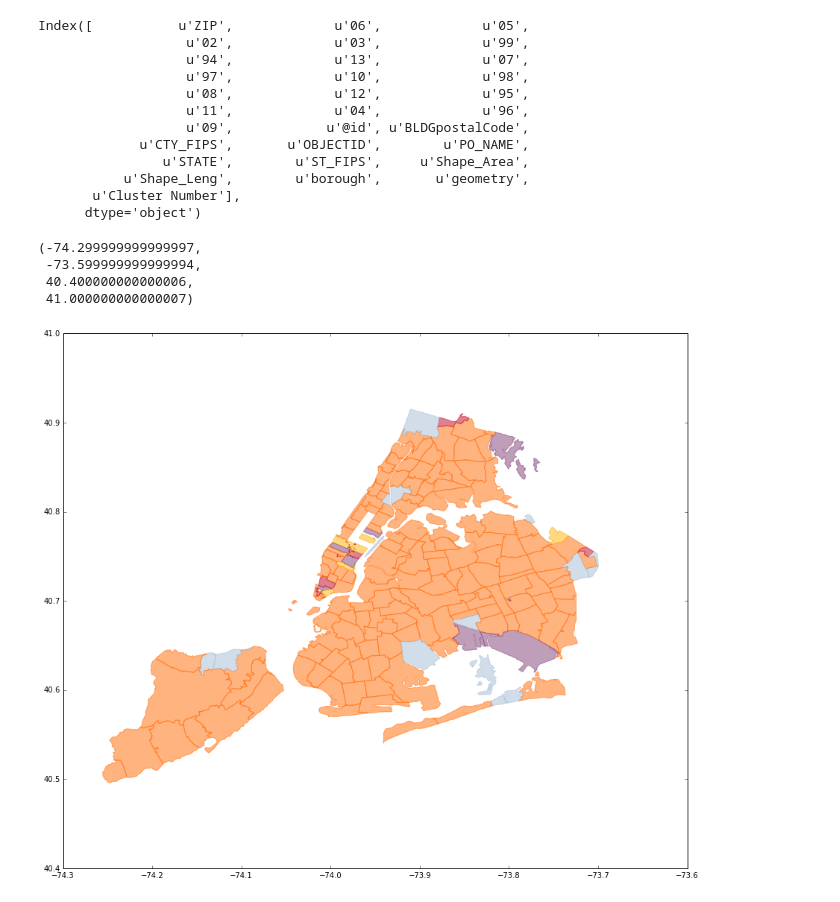
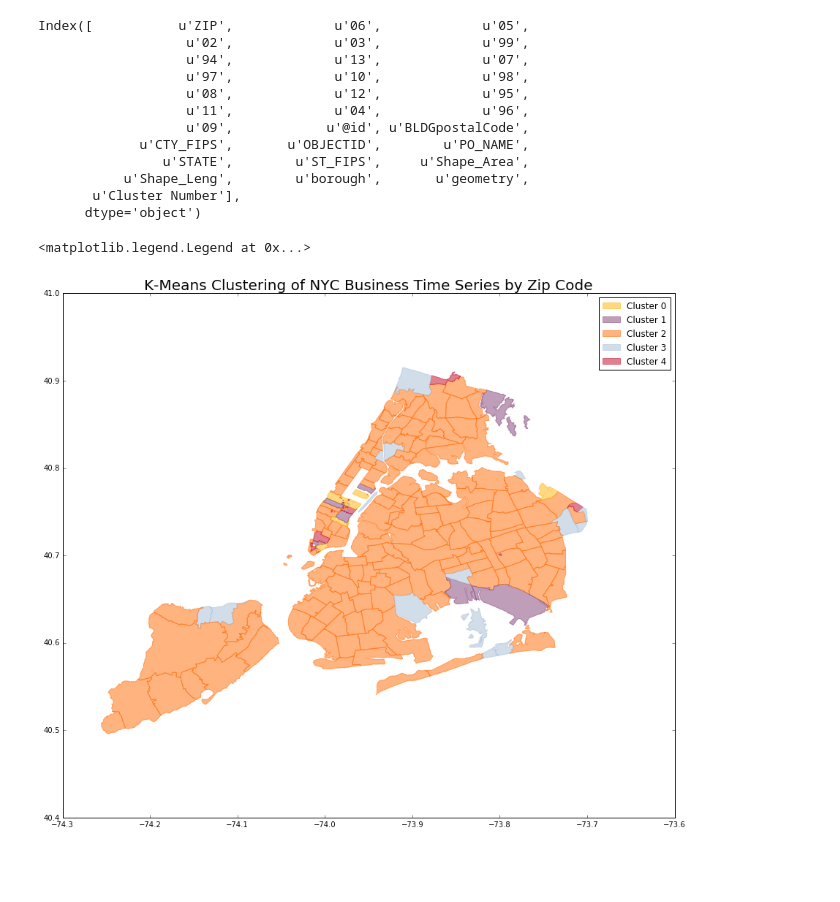
Before and after one commit to michellemho/PUI2015_mmh555, a Jupyter notebook: HW10/HW10.ipynb, the cells around one changed output. Cells and saved outputs as stored; diff of their text form; code cells hidden in the pictures; blank space fills up the shorter version.

```diff
--- a/HW10/HW10.ipynb
+++ b/HW10/HW10.ipynb
@@ -269,23 +269,32 @@ kelly_colors_hex = [
 # %%
 fig = plt.figure(figsize=(15,15))
 
 for i in range(len(new)):
     poly = new['geometry'][i]
     postcode = new['ZIP'][i]
     cluster = new['Cluster Number'][i]
     ax = fig.gca()
     color = kelly_colors_hex[cluster]
     ax.add_patch(PolygonPatch(poly, fc=color, ec=color, alpha=0.5))
 #for i in range(len(new)):
 #    cluster = int(cluster_myData.loc[i,'Cluster Number'])
 #    ax.add_patch(cluster_myData.loc[i,dates],'k', alpha = 0.5)
 #     if postcode in list(set(mydata2['zips'])):
 #         color = kelly_colors_hex[int(mydata2[mydata2['zips']==postcode]['Cluster Number'])+1]
         #ax.add_patch(PolygonPatch(poly, fc=color, ec=color, alpha=0.5,))
 ax.axis('scaled')
+ax.set_title('K-Means Clustering of NYC Business Time Series by Zip Code', size=20)
+
+import matplotlib.patches as mpatches
+
+ground = mpatches.Patch(color=GREEN, alpha=0.5, label='Ground')
+
+handles = []
+for i in set(closest_centroids):
+    patch = mpatches.Patch(color=kelly_colors_hex[i], alpha=0.5, label='Cluster {}'.format(i))
+    handles.append(patch)
+
+plt.legend(handles=handles,loc='best')
 # %% [output]
-(-74.299999999999997,
- -73.599999999999994,
- 40.400000000000006,
- 41.000000000000007)
+<matplotlib.legend.Legend at 0x...>
-[figure, old version]
+[figure, new version]
```
